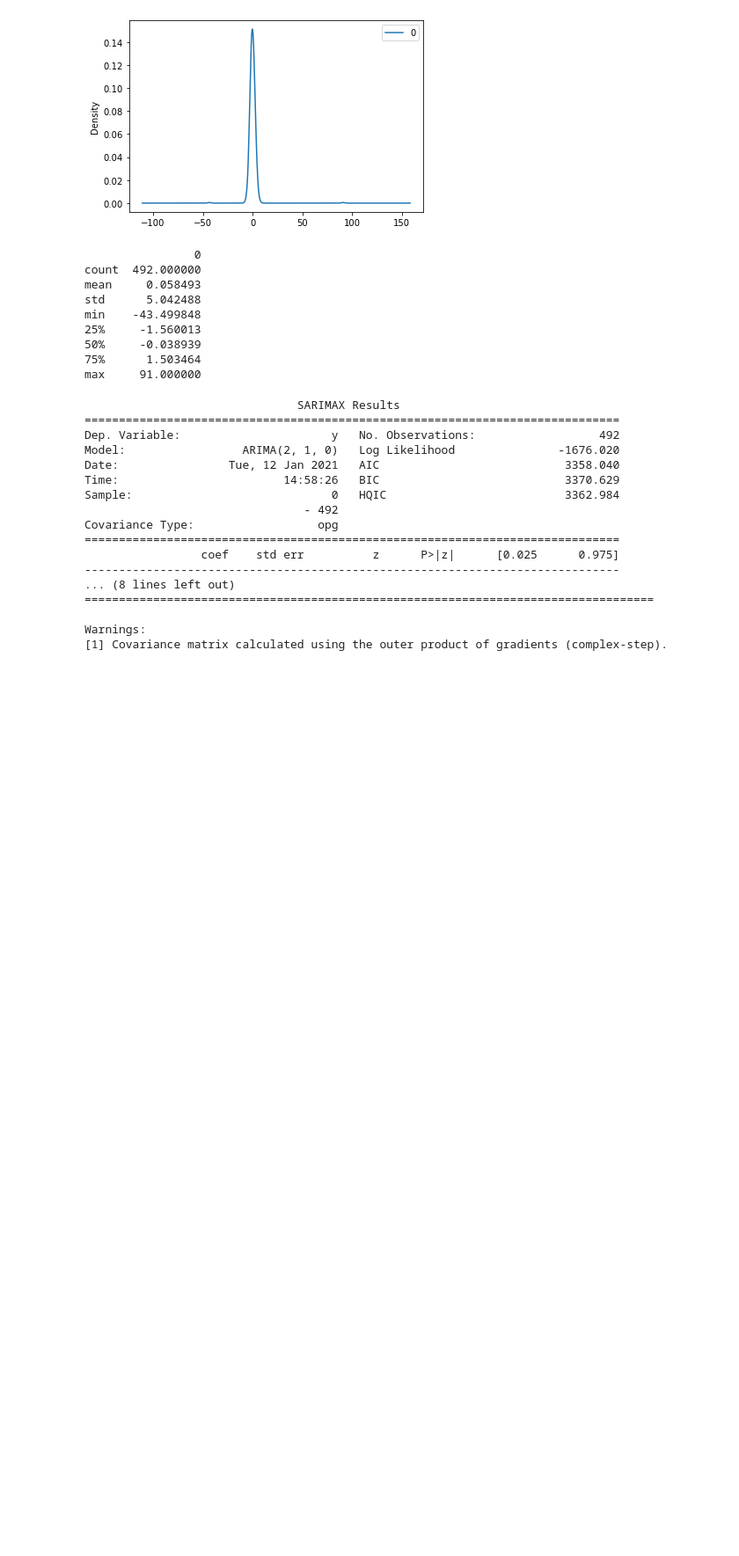
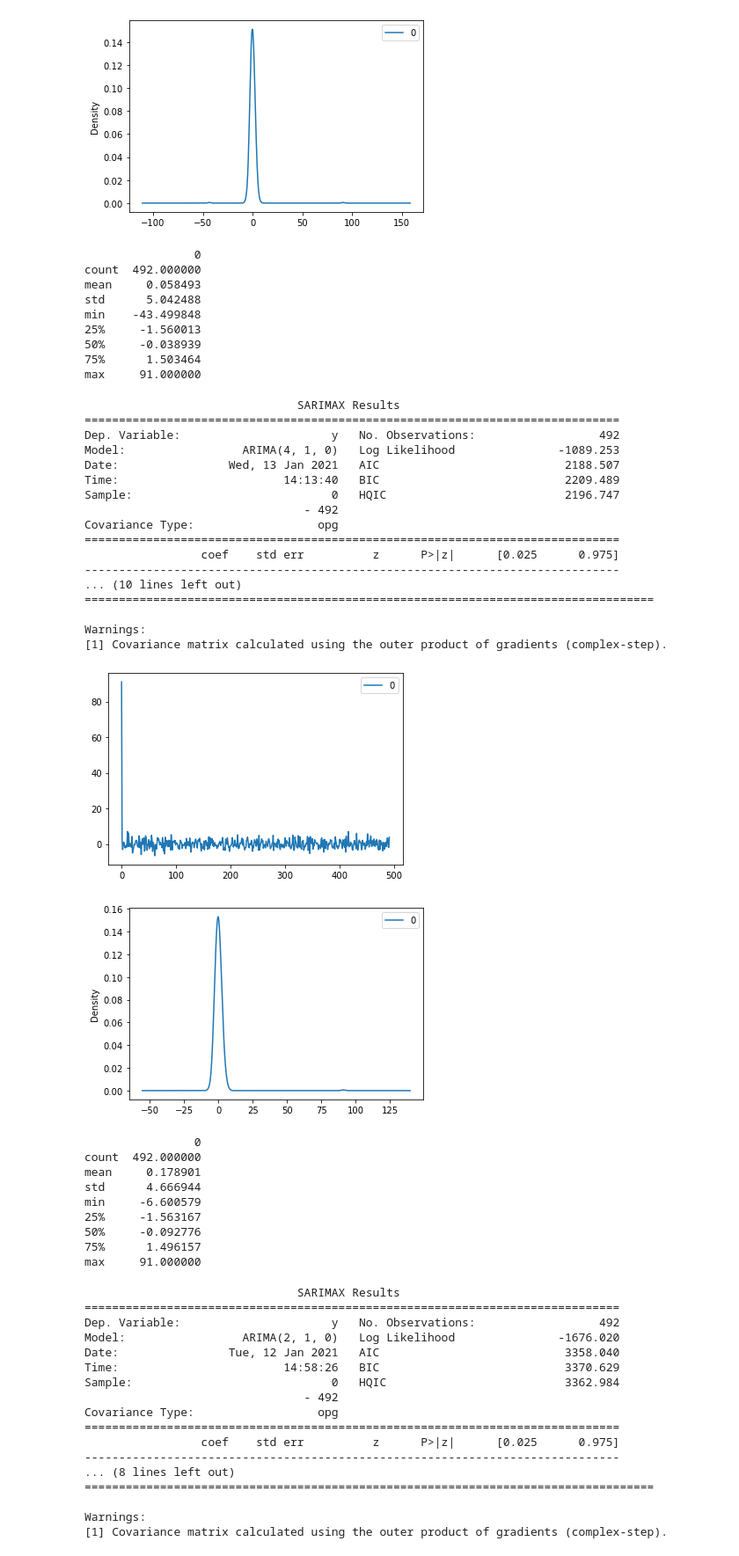
Before and after one commit to GitSanty/EWS-regression, a Jupyter notebook: Arinti_v9.ipynb, the cells around one changed output. Shown at 88% size. Saved outputs shown, nothing was run; the diff lists cells and outputs as text; code cells hidden in the pictures; blank space fills up the shorter version.

```diff
--- a/Arinti_v9.ipynb
+++ b/Arinti_v9.ipynb
@@ -589,6 +722,59 @@ min    -43.499848
 50%     -0.038939
 75%      1.503464
 max     91.000000
+# %%
+# split into train and test sets
+X = patient.SpO2.values
+size = int(len(X) * 0.8)
+train, test = X[0:size], X[size:len(X)]
+
+# fit model
+model = ARIMA(train, order=(4,1,0))
+model_fit = model.fit()
+
+# summary of fit model
+print(model_fit.summary())
+
+# line plot of residuals
+residuals = DataFrame(model_fit.resid)
+residuals.plot()
+plt.show()
+
+# density plot of residuals
+residuals.plot(kind='kde')
+plt.show()
+
+# summary stats of residuals
+print(residuals.describe())
+# %% [output]
+                               SARIMAX Results
+==============================================================================
+Dep. Variable:                      y   No. Observations:                  492
+Model:                 ARIMA(4, 1, 0)   Log Likelihood               -1089.253
+Date:                Wed, 13 Jan 2021   AIC                           2188.507
+Time:                        14:13:40   BIC                           2209.489
+Sample:                             0   HQIC                          2196.747
+                                - 492
+Covariance Type:                  opg
+==============================================================================
+                 coef    std err          z      P>|z|      [0.025      0.975]
+------------------------------------------------------------------------------
+... (10 lines left out)
+===================================================================================
+
+Warnings:
+[1] Covariance matrix calculated using the outer product of gradients (complex-step).
+[figure, added]
+[figure, added]
+                0
+count  492.000000
+mean     0.178901
+std      4.666944
+min     -6.600579
+25%     -1.563167
+50%     -0.092776
+75%      1.496157
+max     91.000000
 # %%
 # split into train and test sets
 X = patient.HR.values
```
Also changed, not shown: parts of 20 cells of this notebook, 1 other file.
